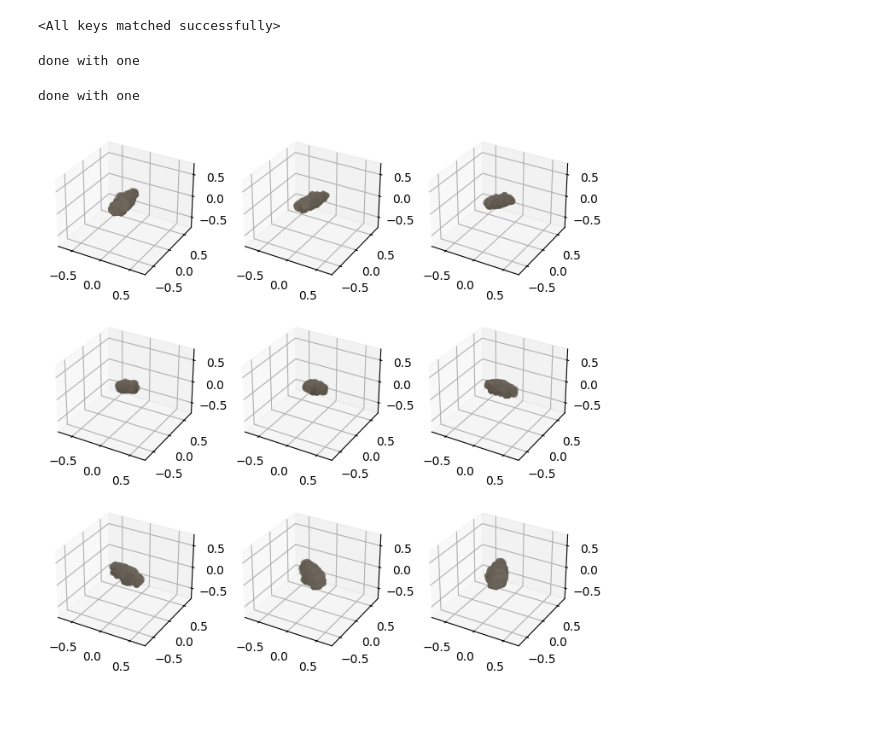
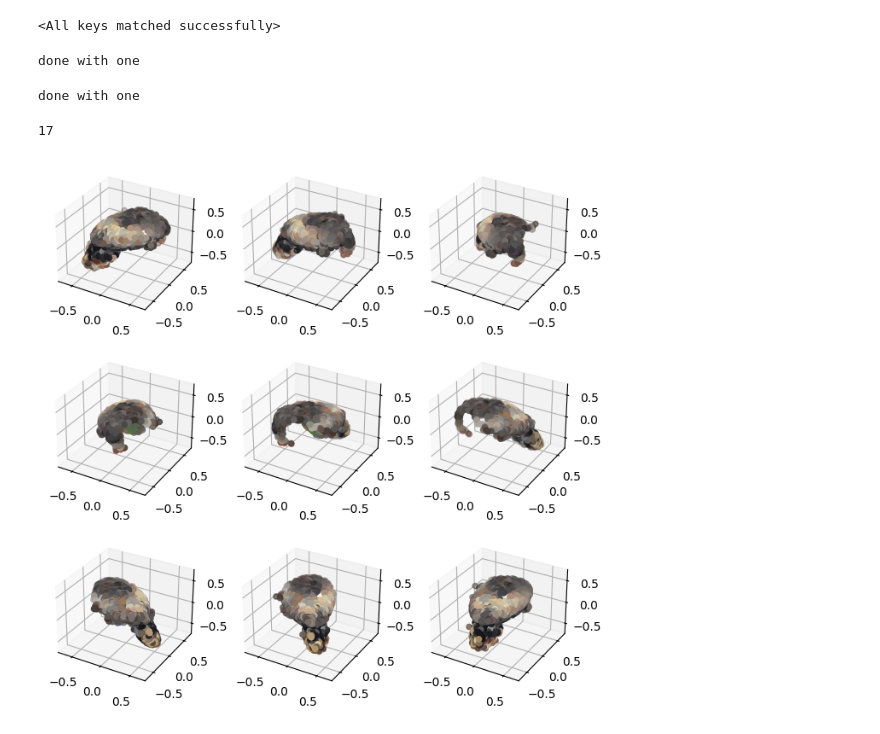
Before and after one commit to LMN1590/point_e_revised, a Jupyter notebook: text2pointcloud.ipynb, the cells around one changed output. Drawn from its saved outputs; the diff is of its cells as text; code cells hidden in the pictures.

Commit message:
running gradients with normal diffusion, still not works with spaced diffusion

```diff
--- a/text2pointcloud.ipynb
+++ b/text2pointcloud.ipynb
@@ -61,9 +61,12 @@ for (stage_pt,guide_scale) in zip(num_points,guidance_scale):
         torch.randn(*(internal_batch_size, *sample_shape[1:]))
     )
 # %%
-from .diff_conditioning.cond_dist_to_origin import OriginDistanceCond
+from diff_conditioning import OriginDistanceCond
 
-cond_cls = OriginDistanceCond(grad_scale=0.5)
+cond_cls = OriginDistanceCond(
+    grad_scale=1e-6,
+    calc_gradient=False
+)
 cond_fn_lst = [cond_cls.calculate_gradient, None]
 # %%
 from PIL import Image
@@ -88,6 +91,7 @@ len(samples_set)
 # %% [output]
 done with one
 done with one
+17
 # %%
 from point_e.utils.point_cloud import PointCloud
 from point_e.utils.path import LOG_DIR
@@ -97,7 +101,7 @@ pc_set = [sampler.output_to_point_clouds(sample)[0] for sample in samples_set]
 
 PointCloud.write_batch_ply(pc_set,'xeno')
 # %%
-pc = sampler.output_to_point_clouds(samples_set[1])[0]
+pc = sampler.output_to_point_clouds(samples_set[9])[0]
 fig = plot_point_cloud(pc, grid_size=3, fixed_bounds=((-0.75, -0.75, -0.75),(0.75, 0.75, 0.75)))
 # %% [output]
-[figure, old version]
+[figure, new version]
```
Also changed, not shown: parts of 3 cells of this notebook, 5 other files.
